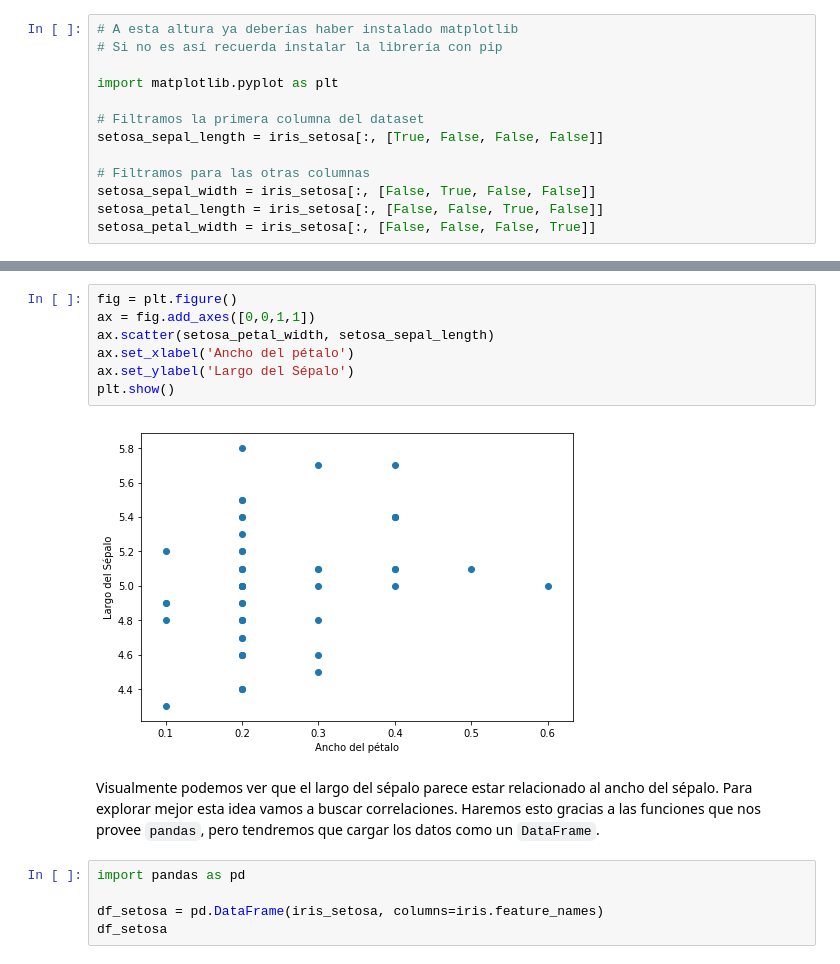
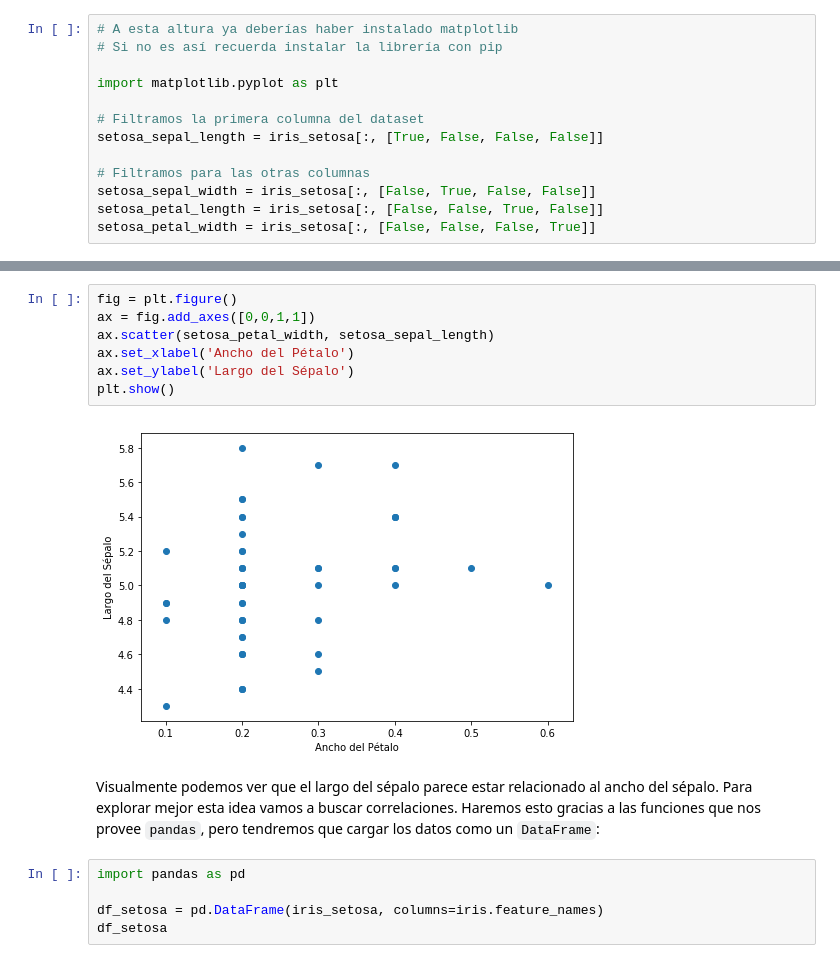
Before and after one commit to IIC2413/Syllabus-2020-1, a Jupyter notebook: Notebooks/ML/Machine Learning.ipynb, the cells around one changed output, grey strips where cells are left out. Cells and saved outputs as stored; diff of their text form.

```diff
--- a/Notebooks/ML/Machine Learning.ipynb
+++ b/Notebooks/ML/Machine Learning.ipynb
@@ -154,14 +160,14 @@ plt.show()
 # %%
 fig = plt.figure()
 ax = fig.add_axes([0,0,1,1])
 ax.scatter(setosa_petal_width, setosa_sepal_length)
-ax.set_xlabel('Ancho del pétalo')
+ax.set_xlabel('Ancho del Pétalo')
 ax.set_ylabel('Largo del Sépalo')
 plt.show()
 # %% [output]
-[figure, old version]
+[figure, new version]
 # %% [markdown]
-Visualmente podemos ver que el largo del sépalo parece estar relacionado al ancho del sépalo. Para explorar mejor esta idea vamos a buscar correlaciones. Haremos esto gracias a las funciones que nos provee `pandas`, pero tendremos que cargar los datos como un `DataFrame`.
+Visualmente podemos ver que el largo del sépalo parece estar relacionado al ancho del sépalo. Para explorar mejor esta idea vamos a buscar correlaciones. Haremos esto gracias a las funciones que nos provee `pandas`, pero tendremos que cargar los datos como un `DataFrame`:
 # %%
 import pandas as pd
 
```
Also changed, not shown: parts of 32 cells of this notebook, 1 other file.
